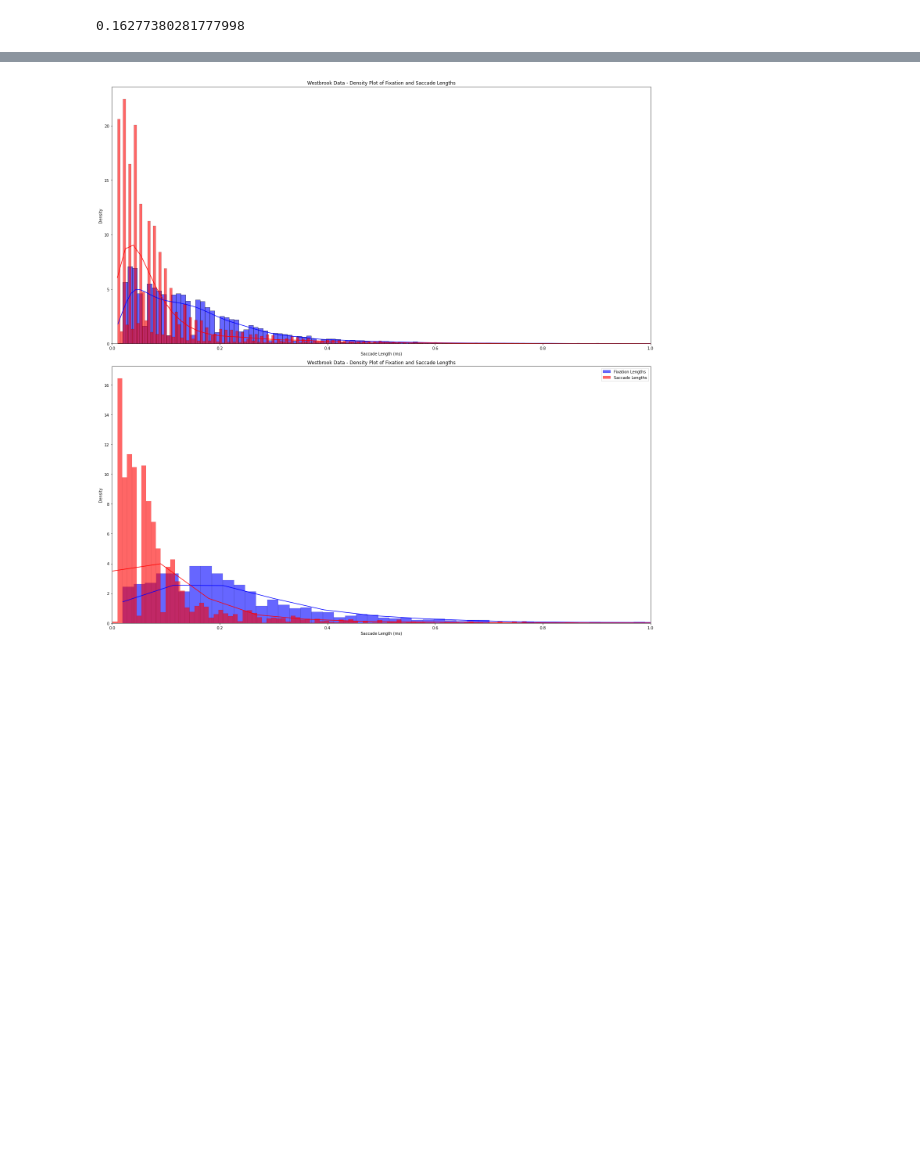
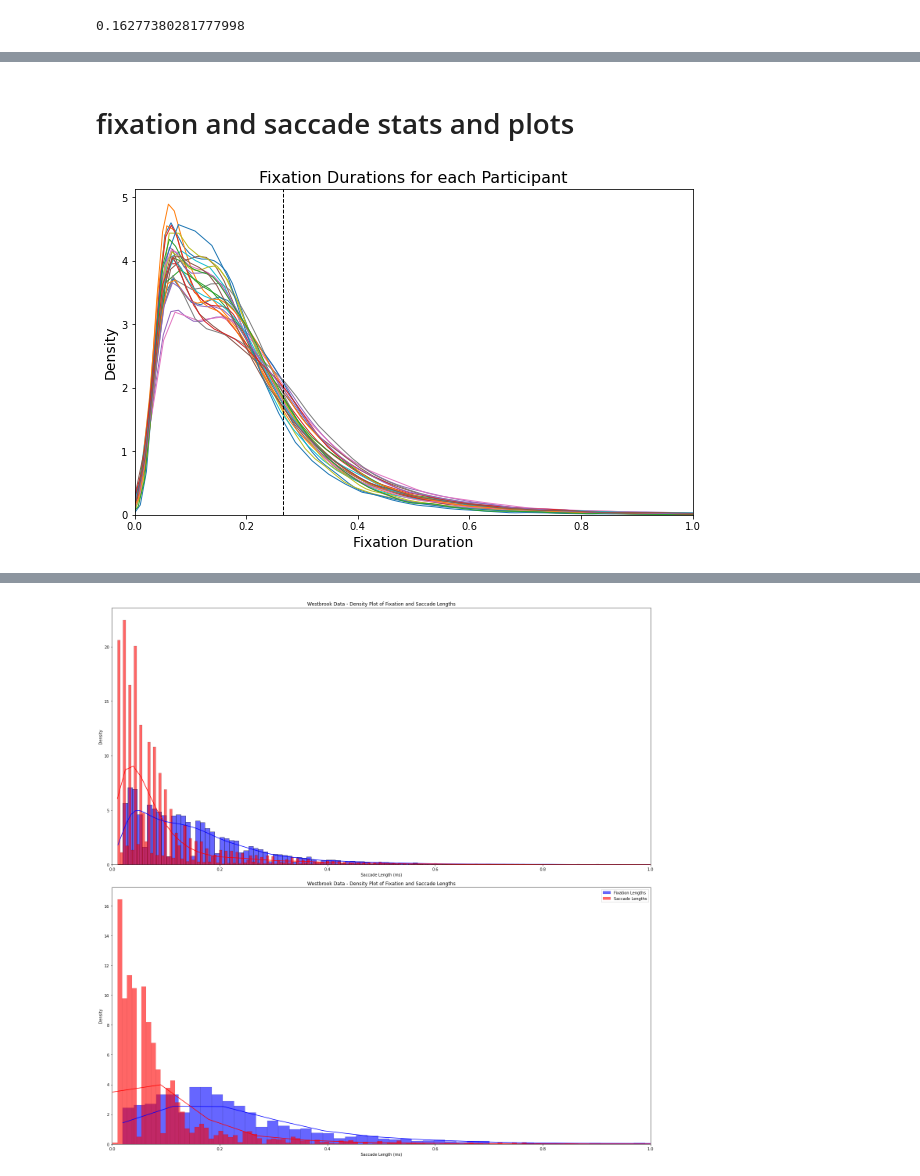
Before and after one commit to JasminLWalter/VR-EyeTracking-GraphTheory, a Jupyter notebook: GraphTheory_ET_VR_Westbrueck/Pre-processing2023/step3_gaze_processing.ipynb, the cells around one changed output, grey strips where cells are left out. Drawn from its saved outputs; the diff is of its cells as text; code cells hidden in the pictures; blank space fills up the shorter version.

```diff
--- a/GraphTheory_ET_VR_Westbrueck/Pre-processing2023/step3_gaze_processing.ipynb
+++ b/GraphTheory_ET_VR_Westbrueck/Pre-processing2023/step3_gaze_processing.ipynb
@@ -3361,0 +4951,31 @@ process file  1004_Session_5_ET_3_data_processed_gazes.csv
+# %% [markdown]
+# fixation and saccade stats and plots
+# %%
+# Approach 1: Plot each participant's fixation durations individually with only the KDE visible
+plt.figure(figsize=(10, 6))
+
+for participant in fixation_lengths.columns:
+    sns.kdeplot(fixation_lengths[participant].dropna(), label=f'Participant {participant}', linewidth=1)
+
+plt.axvline(x=0.2666, color='black', linestyle='--', linewidth=1, label='0.25 Threshold')
+
+# Limit x-axis to the range of 0 to 1
+plt.xlim(0, 1)
+
+# Add labels and title
+plt.xlabel('Fixation Duration', fontsize=14)
+plt.ylabel('Density', fontsize=14)
+plt.title('Fixation Durations for each Participant', fontsize=16)
+
+
+# Combine the save path and filename
+full_save_path = os.path.join(data_savepath_plots, 'fixation_durations_participants.png')
+
+
+# Save the figure
+plt.savefig(full_save_path, dpi=300, bbox_inches='tight')
+
+# Show the plot
+plt.show()
+# %% [output]
+[figure, added]
```
Also changed, not shown: parts of 87 cells of this notebook.
